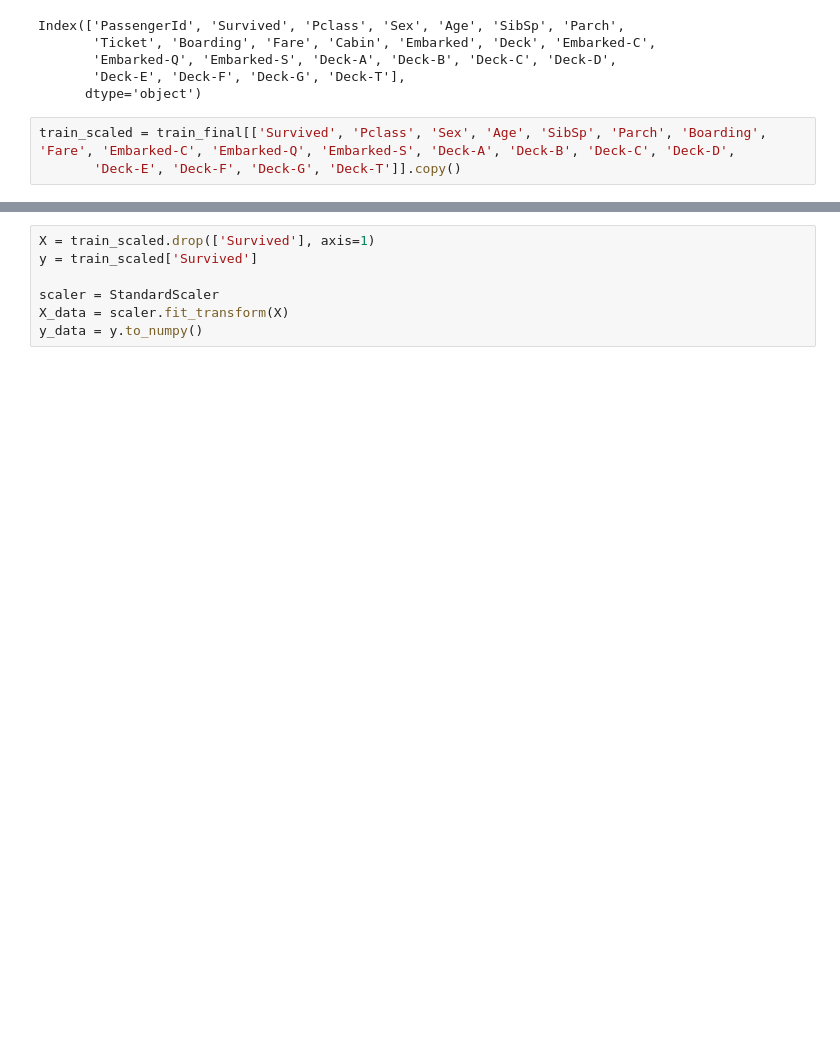
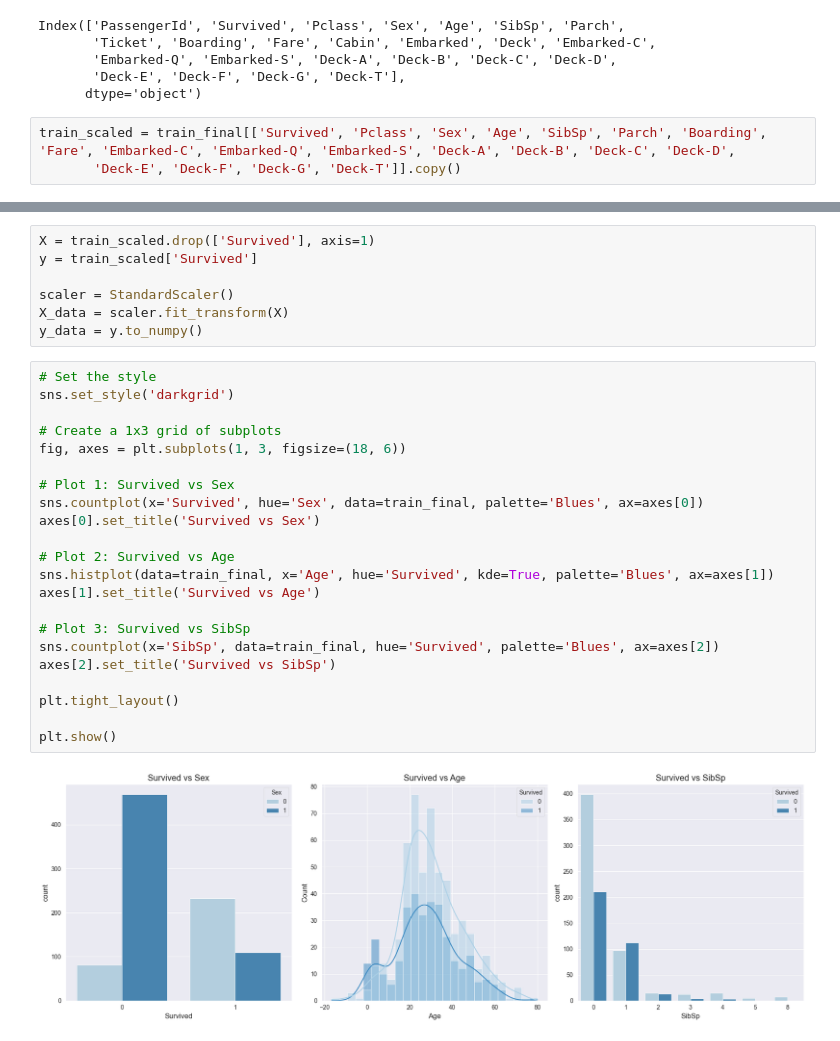
Before and after one commit to scottmr007/Titanic_EDA, a Jupyter notebook: Titanice_EDA.ipynb, the cells around one changed output, grey strips where cells are left out. Saved outputs shown, nothing was run; the diff lists cells and outputs as text; blank space fills up the shorter version.

```diff
--- a/Titanice_EDA.ipynb
+++ b/Titanice_EDA.ipynb
@@ -404,6 +427,30 @@ from sklearn.preprocessing import StandardScaler
 X = train_scaled.drop(['Survived'], axis=1)
 y = train_scaled['Survived']
 
-scaler = StandardScaler
+scaler = StandardScaler()
 X_data = scaler.fit_transform(X)
 y_data = y.to_numpy()
+# %%
+# Set the style
+sns.set_style('darkgrid')
+
+# Create a 1x3 grid of subplots
+fig, axes = plt.subplots(1, 3, figsize=(18, 6))
+
+# Plot 1: Survived vs Sex
+sns.countplot(x='Survived', hue='Sex', data=train_final, palette='Blues', ax=axes[0])
+axes[0].set_title('Survived vs Sex')
+
+# Plot 2: Survived vs Age
+sns.histplot(data=train_final, x='Age', hue='Survived', kde=True, palette='Blues', ax=axes[1])
+axes[1].set_title('Survived vs Age')
+
+# Plot 3: Survived vs SibSp
+sns.countplot(x='SibSp', data=train_final, hue='Survived', palette='Blues', ax=axes[2])
+axes[2].set_title('Survived vs SibSp')
+
+plt.tight_layout()
+
+plt.show()
+# %% [output]
+[figure, added]
```
Also changed, not shown: parts of 22 cells of this notebook.
